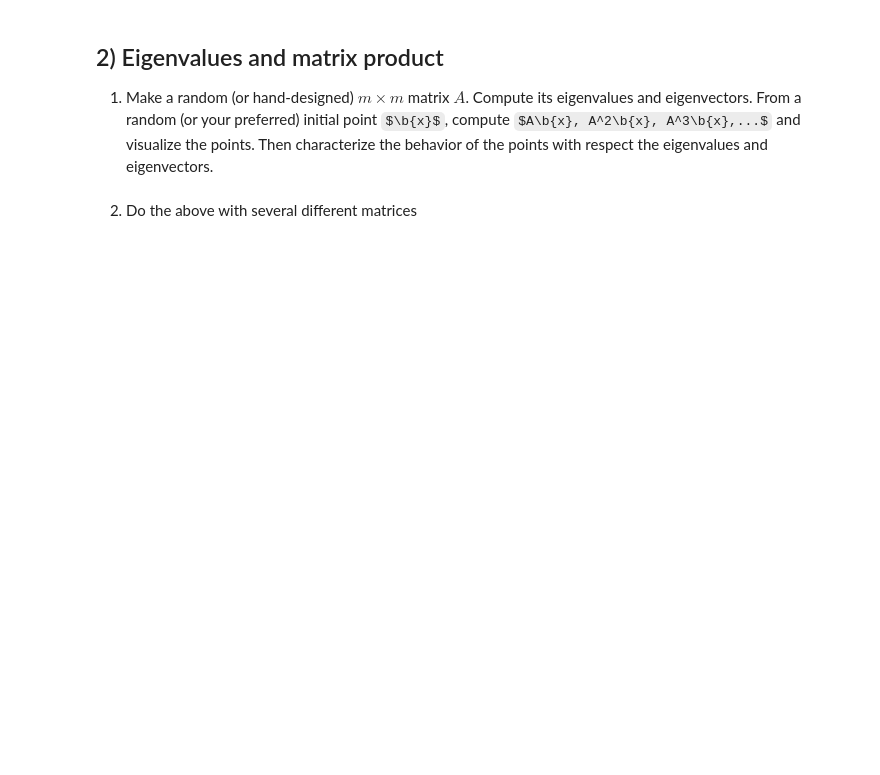
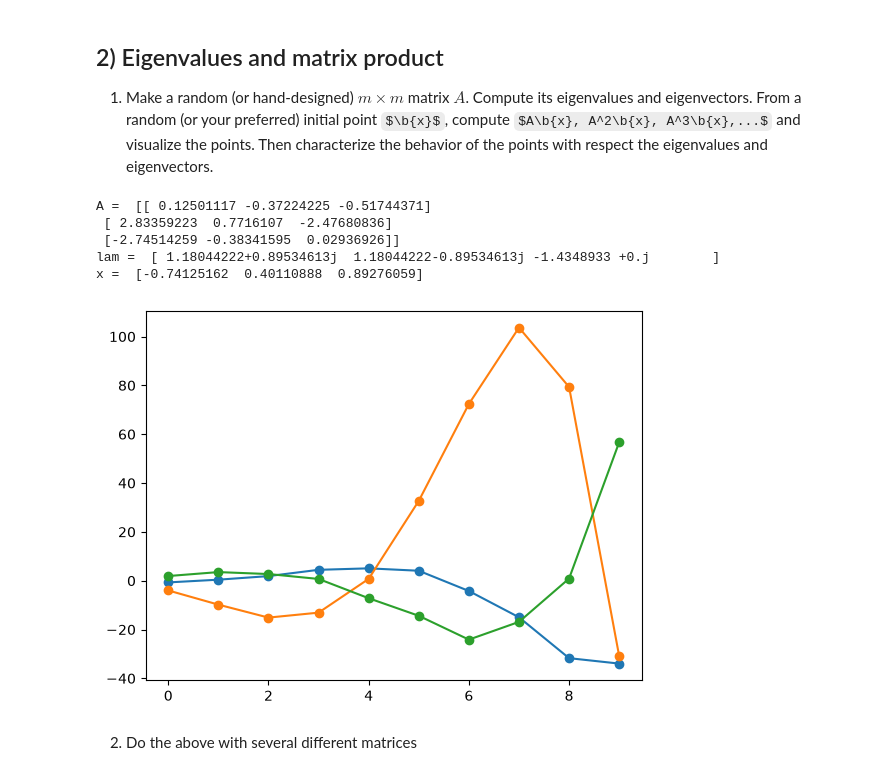
Before and after one commit to XiuningZhang/B50_Scientific_Computing, a Jupyter notebook: 04_Matrix_Ex.ipynb, the cells around one changed output. Drawn from its saved outputs; the diff is of its cells as text; code cells hidden in the pictures; some formulas as TeX source; blank space fills up the shorter version.

```diff
--- a/04_Matrix_Ex.ipynb
+++ b/04_Matrix_Ex.ipynb
@@ -59,5 +66,29 @@ Therefore, ...
 # %% [markdown]
 ## 2) Eigenvalues and matrix product
 1) Make a random (or hand-designed) $m\times m$ matrix $A$. Compute its eigenvalues and eigenvectors. From a random (or your preferred) initial point $\b{x}$, compute $A\b{x}, A^2\b{x}, A^3\b{x},...$ and visualize the points. Then characterize the behavior of the points with respect the eigenvalues and eigenvectors.
+# %%
+m = 3
+A = np.random.uniform(-3, 3, (m, m))
+print('A = ', A)
+lam, V = np.linalg.eig(A)
+print('lam = ', lam)
+
+x = np.random.uniform(-1, 1, m)
+print('x = ', x)
+n = 10
+y = np.zeros((n, m))
+y_lam = np.zeros((n, m))
+for i in range(10):
+    x = A @ x
+    y[i] = x.copy()
+
+plt.plot(y, 'o-');
+# %% [output]
+A =  [[ 0.12501117 -0.37224225 -0.51744371]
+ [ 2.83359223  0.7716107  -2.47680836]
+ [-2.74514259 -0.38341595  0.02936926]]
+lam =  [ 1.18044222+0.89534613j  1.18044222-0.89534613j -1.4348933 +0.j        ]
+x =  [-0.74125162  0.40110888  0.89276059]
+[figure, added]
 # %% [markdown]
 2) Do the above with several different matrices
```
Also changed, not shown: parts of 17 cells of this notebook, 3 other files.
